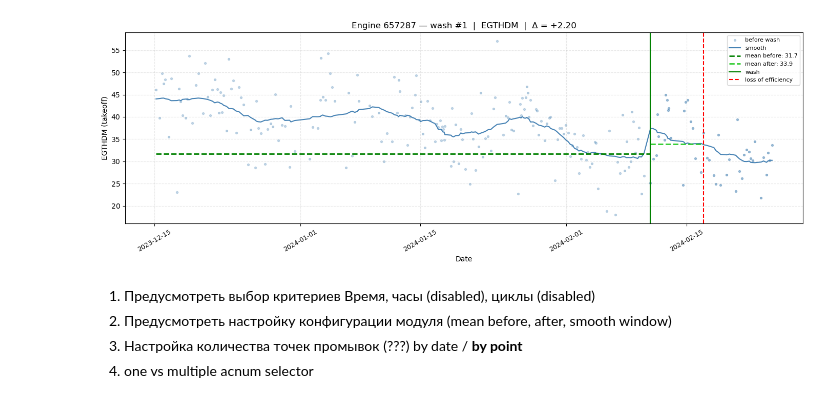
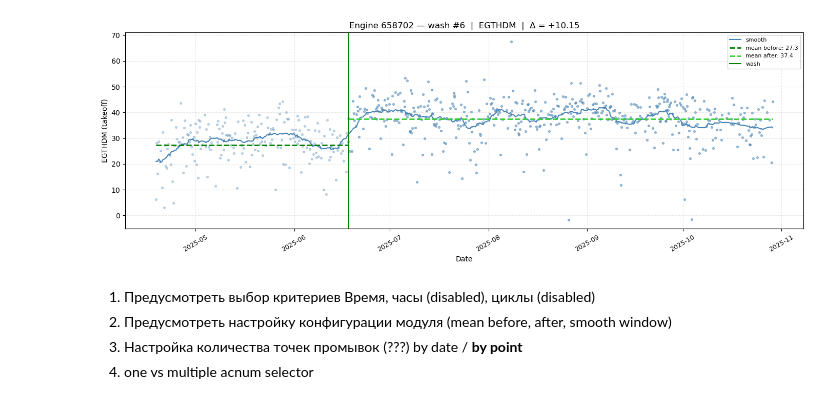
Before and after one commit to skeptlk/wash-dashboard, a Jupyter notebook: example.ipynb, the cells around one changed output. Saved outputs shown, nothing was run; the diff lists cells and outputs as text; code cells hidden in the pictures.

Commit message:
Smoothing and cleanup

```diff
--- a/example.ipynb
+++ b/example.ipynb
@@ -11,8 +11,7 @@ from enginewash import WashCalculator, FlightRecord, MaintenanceRecord, EGTHDM
 # 330-340 — промывка водой и растворами
 
 # columns : engine_id, maint_datetime, ata_code, ata_classification, reason, creation_datetime
-maintenance = pd.read_csv('https://storage.yandexcloud.net/ecm-data/ecmapp.maintenance_20260222.csv',
-                          parse_dates=['creation_datetime', 'maint_datetime'])
+maintenance = pd.read_parquet('https://storage.yandexcloud.net/ecm-data/ecmapp.maintenance_20260222.parquet')
 
 # Отчеты, записанные в фазу круиза
 # columns : ['aircraft_id', 'engine_position', 'flight_datetime', 'zpcn12', 'zpcn25',
@@ -23,12 +22,10 @@ maintenance = pd.read_csv('https://storage.yandexcloud.net/ecm-data/ecmapp.maint
     #    'zt49_d', 'zwf36_d', 'agw', 'ibe1', 'ibe2', 'ibp1', 'ibp2', 'ivs12',
     #    'sat', 'zalt', 'zt1a', 'zxm', 'engine_id', 'n1_modifier'],
 
-data_cruise = pd.read_csv('https://storage.yandexcloud.net/ecm-data/s7.b737_cruise_20260222-merged.csv',
-                           parse_dates=['flight_datetime'])
+data_cruise = pd.read_parquet('https://storage.yandexcloud.net/ecm-data/s7.b737_cruise_20260222-merged.parquet')
 
 # Отчеты, записанные на взлете
-data_takeoff  = pd.read_csv('https://storage.yandexcloud.net/ecm-data/s7.b737_takeoff_20260222-merged.csv',
-                           parse_dates=['flight_datetime'])
+data_takeoff  = pd.read_parquet('https://storage.yandexcloud.net/ecm-data/s7.b737_takeoff_20260222-merged.parquet')
 # %%
 # use engine wash library to calculate wash effects for takeoff (for EGTHDM parameter only)
 wash_maint = maintenance[maintenance['ata_code'].astype(str).str.match(r'^3[34]\d$')]
@@ -55,7 +52,7 @@ maintenance_records = [
 ]
 
 calc = WashCalculator()
-result = calc.process(flights=flights, maintenance=maintenance_records, parameter=EGTHDM)
+summaries = calc.process(flights=flights, maintenance=maintenance_records, parameter=EGTHDM)
 
-result.df_event
+summaries
 # %% [output]
@@ -79,62 +76,59 @@ result.df
 # %%
 import matplotlib.pyplot as plt
 import pandas as pd
+from enginewash import smooth_series
 
-def plot_wash_event(df, engine_id, event_index):
-    seg_mask = (df["engine_id"] == engine_id) & (df["event_cum"] == event_index)
-    prev_mask = (df["engine_id"] == engine_id) & (df["event_cum"] == event_index - 1)
-    seg = df[seg_mask].sort_values("flight_datetime")
-    prev = df[prev_mask].sort_values("flight_datetime")
+eid = "658702"
+all_events = [ev for s in summaries for ev in s.results]
+event = next(
+    ev for ev in reversed(all_events)
+    if ev.engine_id == eid
+)
 
-    _fig, ax = plt.subplots(figsize=(14, 5))
+wash_time = event.maint_datetime
+window_start = wash_time - pd.DateOffset(months=2)
 
-    # Raw scatter
-    for part, label, alpha in [(prev, "before wash", 0.3), (seg, "after wash", 0.5)]:
-        ax.scatter(part["flight_datetime"], part["float_value"],
-                    s=8, color="steelblue", alpha=alpha, label=label if label == "before wash" else None)
+pts = (
+    takeoff[takeoff["engine_id"] == eid]
+    .sort_values("flight_datetime")
+    .query("flight_datetime >= @window_start")
+    .copy()
+)
 
-    all_pts = pd.concat([prev, seg]).sort_values("flight_datetime")
-    ax.plot(all_pts["flight_datetime"], all_pts["float_value_smooth_custom"],
-            color="steelblue", linewidth=1.5, label="smooth")
+before = pts[pts["flight_datetime"] < wash_time]
+after  = pts[pts["flight_datetime"] >= wash_time]
 
-    mean_before = seg["mean_before_wash"].iloc[0]
-    mean_after  = seg["mean_after_wash"].iloc[0]
-    time_loe    = seg["time_loss_of_efficiency"].iloc[0]
-    _wash_time   = seg[seg["event"] == 1]["maint_datetime"].iloc[0] if (seg["event"] == 1).any() else seg["flight_datetime"].iloc[0]
+pts["smooth"] = smooth_series(pts["egthdm"], window=30, fallback=pts["egthdm"])
 
-    if prev["flight_datetime"].nunique() > 0:
-        ax.hlines(mean_before, prev["flight_datetime"].min(), seg["flight_datetime"].min(),
-                colors="green", linewidths=2, linestyles="--", label=f"mean before: {mean_before:.1f}")
+fig, ax = plt.subplots(figsize=(14, 5))
 
-    after_end = time_loe if pd.notna(time_loe) else seg["flight_datetime"].max()
-    ax.hlines(mean_after, seg["flight_datetime"].min(), after_end,
-            colors="limegreen", linewidths=2, linestyles="--", label=f"mean after: {mean_after:.1f}")
+ax.scatter(before["flight_datetime"], before["egthdm"], s=8, color="steelblue", alpha=0.3)
+ax.scatter(after["flight_datetime"],  after["egthdm"],  s=8, color="steelblue", alpha=0.5)
+ax.plot(pts["flight_datetime"], pts["smooth"], color="steelblue", linewidth=1.5, label="smooth")
 
-    ax.axvline(seg["flight_datetime"].iloc[0], color="green", linewidth=1.5, label="wash")
-    # ax.axvline(wash_time, color="green", linewidth=1.5, label="wash")
+ax.hlines(event.mean_before, before["flight_datetime"].min(), wash_time,
+          colors="green", linewidths=2, linestyles="--", label=f"mean before: {event.mean_before:.1f}")
 
-    if pd.notna(time_loe):
-        ax.axvline(time_loe, color="red", linewidth=1.5, linestyle="--", label="loss of efficiency")
+after_end = event.time_loss_of_efficiency or after["flight_datetime"].max()
+ax.hlines(event.mean_after, wash_time, after_end,
+          colors="limegreen", linewidths=2, linestyles="--", label=f"mean after: {event.mean_after:.1f}")
 
-    delta = seg["delta"].iloc[0]
-    ax.set_title(f"Engine {engine_id} — wash #{event_index}  |  EGTHDM  |  Δ = {delta:+.2f}")
-    ax.set_xlabel("Date")
-    ax.set_ylabel("EGTHDM (takeoff)")
+ax.axvline(wash_time, color="green", linewidth=1.5, label="wash")
 
-    plt.setp(ax.xaxis.get_majorticklabels(), rotation=30)
-    ax.tick_params(axis='x', which='major', labelsize=9)
+if event.time_loss_of_efficiency:
+    ax.axvline(event.time_loss_of_efficiency, color="red", linewidth=1.5, linestyle="--", label="loss of efficiency")
 
-    ax.legend(fontsize=8)
-    ax.grid(True, alpha=0.3, which='both', linestyle='--')
-    plt.tight_layout()
-    plt.show()
-
-
-# Pick an engine and event with a detected loss of efficiency
-example = result.df_event[result.df_event["date_loe_EGTHDM_TAKEOFF"].notna()].iloc[0]
-plot_wash_event(result.df.query("flight_datetime >= '2023-12-15'"), example["engine_id"], example["event_index"])
+ax.set_title(f"Engine {eid} — wash #{event.event_index}  |  EGTHDM  |  Δ = {event.delta:+.2f}")
+ax.set_xlabel("Date")
+ax.set_ylabel("EGTHDM (takeoff)")
+plt.setp(ax.xaxis.get_majorticklabels(), rotation=30)
+ax.tick_params(axis="x", which="major", labelsize=9)
+ax.legend(fontsize=8)
+ax.grid(True, alpha=0.3, which="both", linestyle="--")
+plt.tight_layout()
+plt.show()
 # %% [output]
-[figure, old version]
+[figure, new version]
 # %% [markdown]
 1. Предусмотреть выбор критериев Время, часы (disabled), циклы (disabled)
 2. Предусмотреть настройку конфигурации модуля (mean before, after, smooth window)
```
Also changed, not shown: parts of 3 cells of this notebook, 8 other files.
